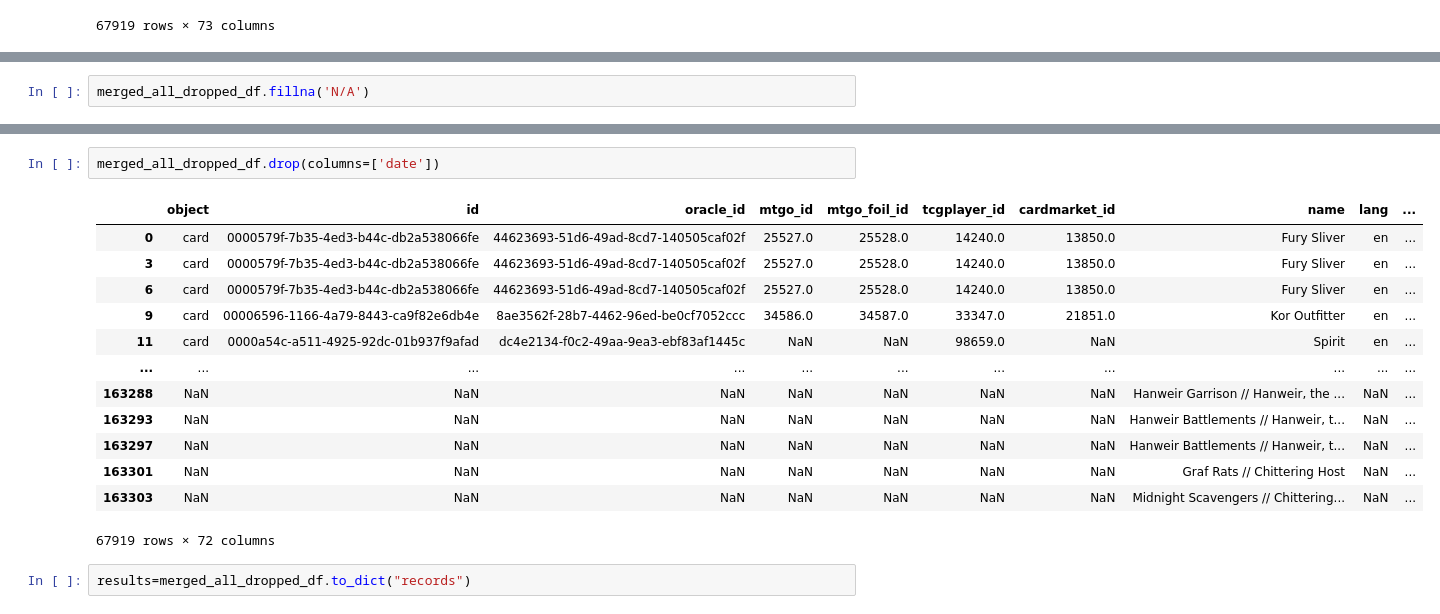
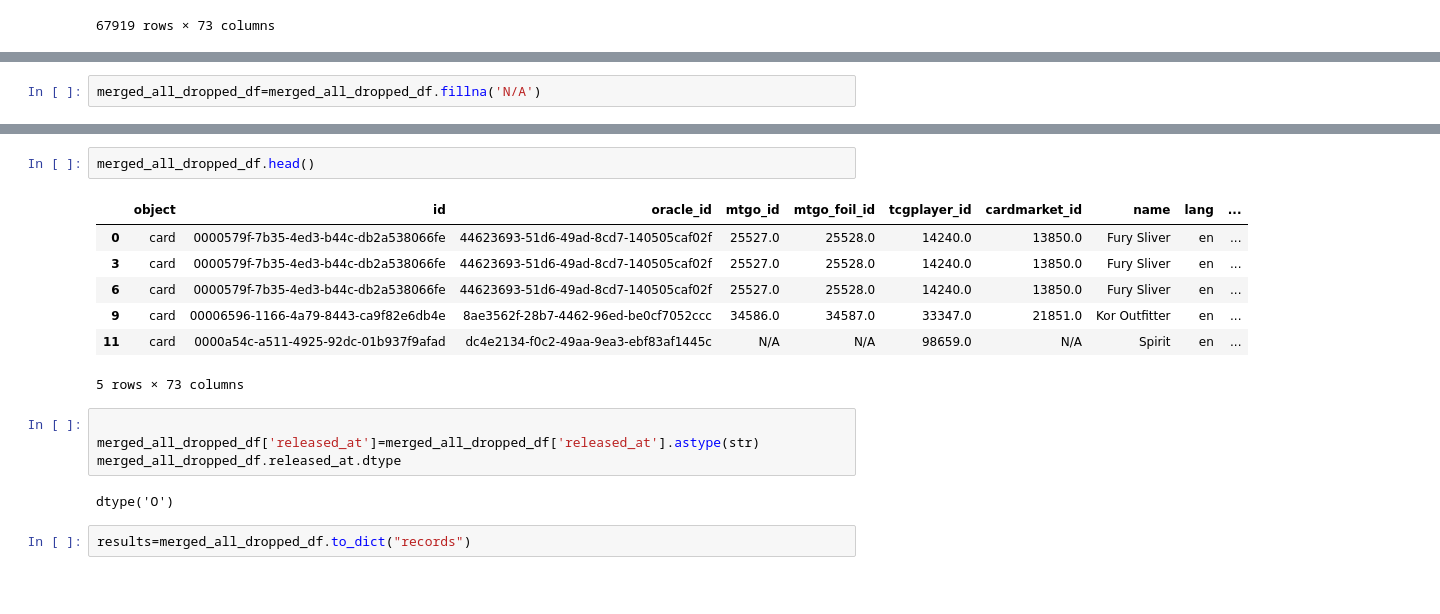
Before and after one commit to Dans1451/project2, a Jupyter notebook: Project 2 Notebook.ipynb, the cells around one changed output, grey strips where cells are left out. Drawn from its saved outputs; the diff is of its cells as text; blank space fills up the shorter version.

```diff
--- a/Project 2 Notebook.ipynb
+++ b/Project 2 Notebook.ipynb
@@ -239,2 +192,2 @@ Name: name, Length: 67919, dtype: object
 # %%
-merged_all_dropped_df.fillna('N/A')
+merged_all_dropped_df=merged_all_dropped_df.fillna('N/A')
@@ -255,19 +194,19 @@ merged_all_dropped_df.fillna('N/A')
 # %%
-merged_all_dropped_df.drop(columns=['date'])
+merged_all_dropped_df.head()
 # %% [output]
 |  | object | id | oracle_id | mtgo_id | mtgo_foil_id | tcgplayer_id | cardmarket_id | name | lang | ... |
 | 0 | card | 0000579f-7b35-4ed3-b44c-db2a538066fe | 44623693-51d6-49ad-8cd7-140505caf02f | 25527.0 | 25528.0 | 14240.0 | 13850.0 | Fury Sliver | en | ... |
 | 3 | card | 0000579f-7b35-4ed3-b44c-db2a538066fe | 44623693-51d6-49ad-8cd7-140505caf02f | 25527.0 | 25528.0 | 14240.0 | 13850.0 | Fury Sliver | en | ... |
 | 6 | card | 0000579f-7b35-4ed3-b44c-db2a538066fe | 44623693-51d6-49ad-8cd7-140505caf02f | 25527.0 | 25528.0 | 14240.0 | 13850.0 | Fury Sliver | en | ... |
 | 9 | card | 00006596-1166-4a79-8443-ca9f82e6db4e | 8ae3562f-28b7-4462-96ed-be0cf7052ccc | 34586.0 | 34587.0 | 33347.0 | 21851.0 | Kor Outfitter | en | ... |
-| 11 | card | 0000a54c-a511-4925-92dc-01b937f9afad | dc4e2134-f0c2-49aa-9ea3-ebf83af1445c | NaN | NaN | 98659.0 | NaN | Spirit | en | ... |
-| ... | ... | ... | ... | ... | ... | ... | ... | ... | ... | ... |
-| 163288 | NaN | NaN | NaN | NaN | NaN | NaN | NaN | Hanweir Garrison // Hanweir, the ... | NaN | ... |
-| 163293 | NaN | NaN | NaN | NaN | NaN | NaN | NaN | Hanweir Battlements // Hanweir, t... | NaN | ... |
-| 163297 | NaN | NaN | NaN | NaN | NaN | NaN | NaN | Hanweir Battlements // Hanweir, t... | NaN | ... |
-| 163301 | NaN | NaN | NaN | NaN | NaN | NaN | NaN | Graf Rats // Chittering Host | NaN | ... |
-| 163303 | NaN | NaN | NaN | NaN | NaN | NaN | NaN | Midnight Scavengers // Chittering... | NaN | ... |
+| 11 | card | 0000a54c-a511-4925-92dc-01b937f9afad | dc4e2134-f0c2-49aa-9ea3-ebf83af1445c | N/A | N/A | 98659.0 | N/A | Spirit | en | ... |
-67919 rows × 72 columns
+5 rows × 73 columns
+# %%
+
+merged_all_dropped_df['released_at']=merged_all_dropped_df['released_at'].astype(str)
+merged_all_dropped_df.released_at.dtype
+# %% [output]
+dtype('O')
 # %%
 results=merged_all_dropped_df.to_dict("records")
 # %%
```
Also changed, not shown: parts of 12 cells of this notebook, 1 other file.
